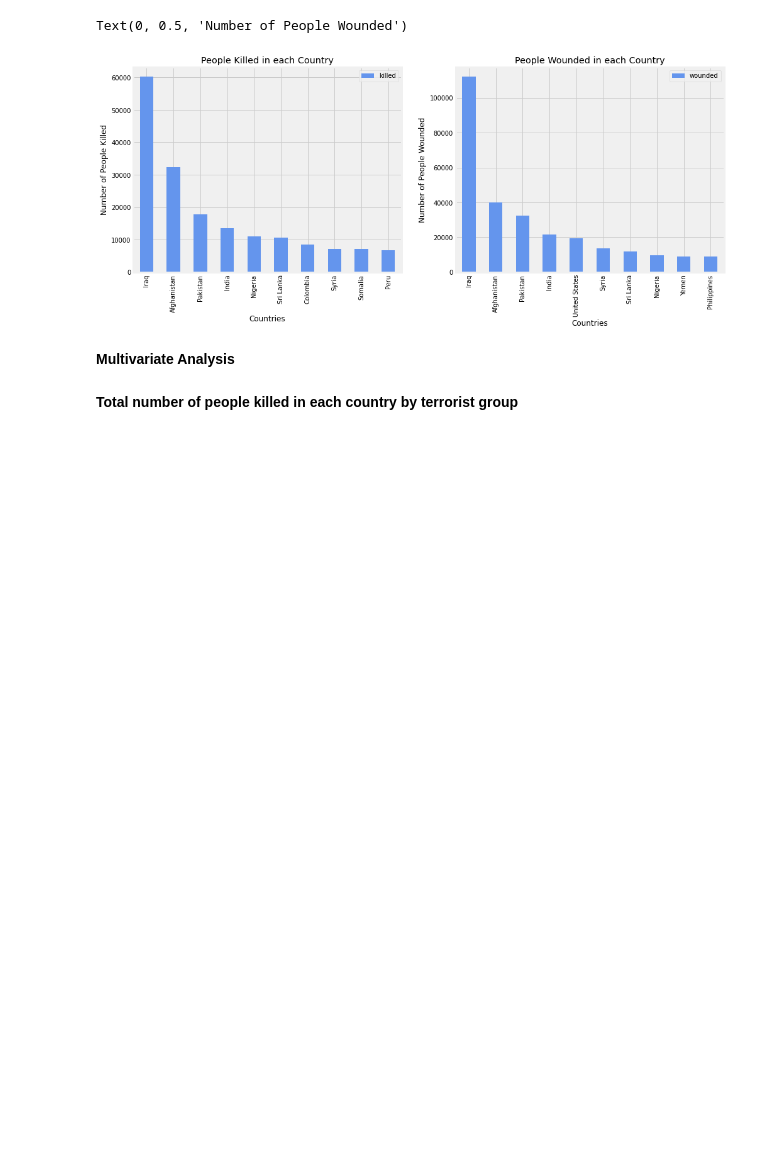
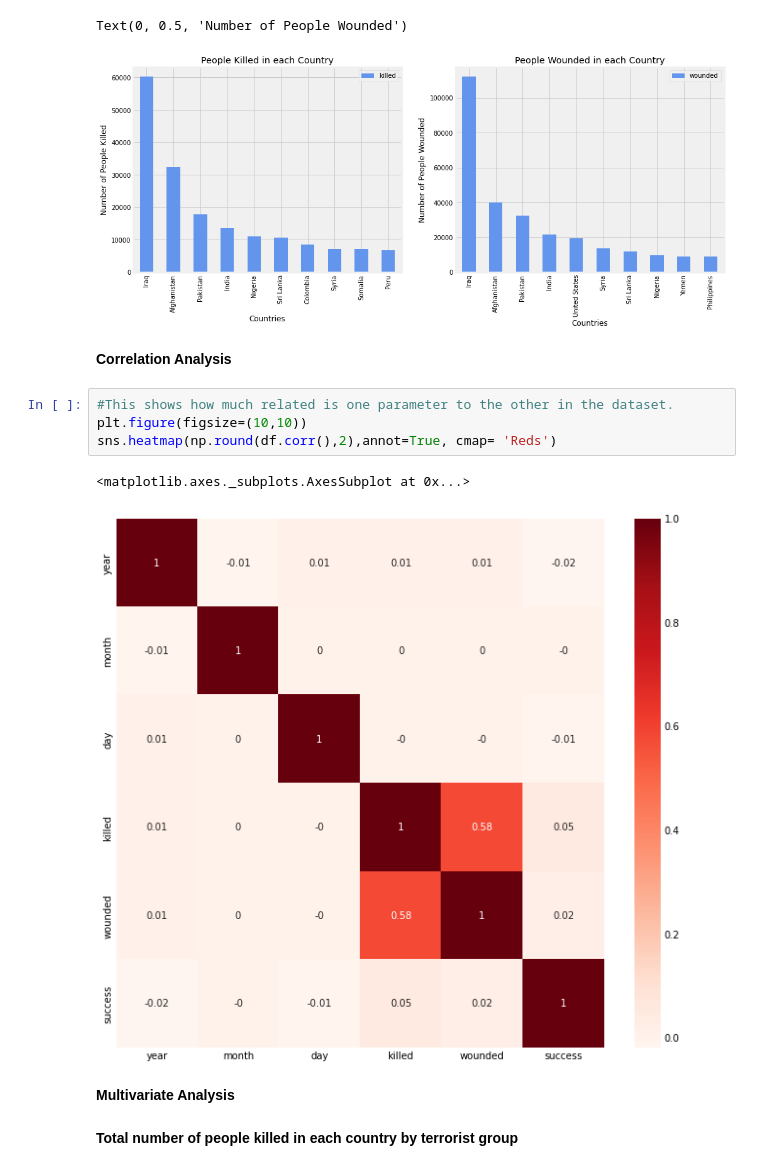
Before and after one commit to Anupa-123/GTD-Data-Analysis, a Jupyter notebook: Global_Terrorism_Project.ipynb, the cells around one changed output. Saved outputs shown, nothing was run; the diff lists cells and outputs as text; blank space fills up the shorter version.

```diff
--- a/Global_Terrorism_Project.ipynb
+++ b/Global_Terrorism_Project.ipynb
@@ -751,6 +746,15 @@ ax1.set_ylabel("Number of People Wounded")
 # %% [output]
 Text(0, 0.5, 'Number of People Wounded')
 [figure]
+# %% [markdown]
+**Correlation Analysis**
+# %%
+#This shows how much related is one parameter to the other in the dataset.
+plt.figure(figsize=(10,10))
+sns.heatmap(np.round(df.corr(),2),annot=True, cmap= 'Reds')
+# %% [output]
+<matplotlib.axes._subplots.AxesSubplot at 0x...>
+[figure, added]
 # %% [markdown]
 **Multivariate Analysis**
 # %% [markdown]
```
Also changed, not shown: parts of 1 cell of this notebook.
